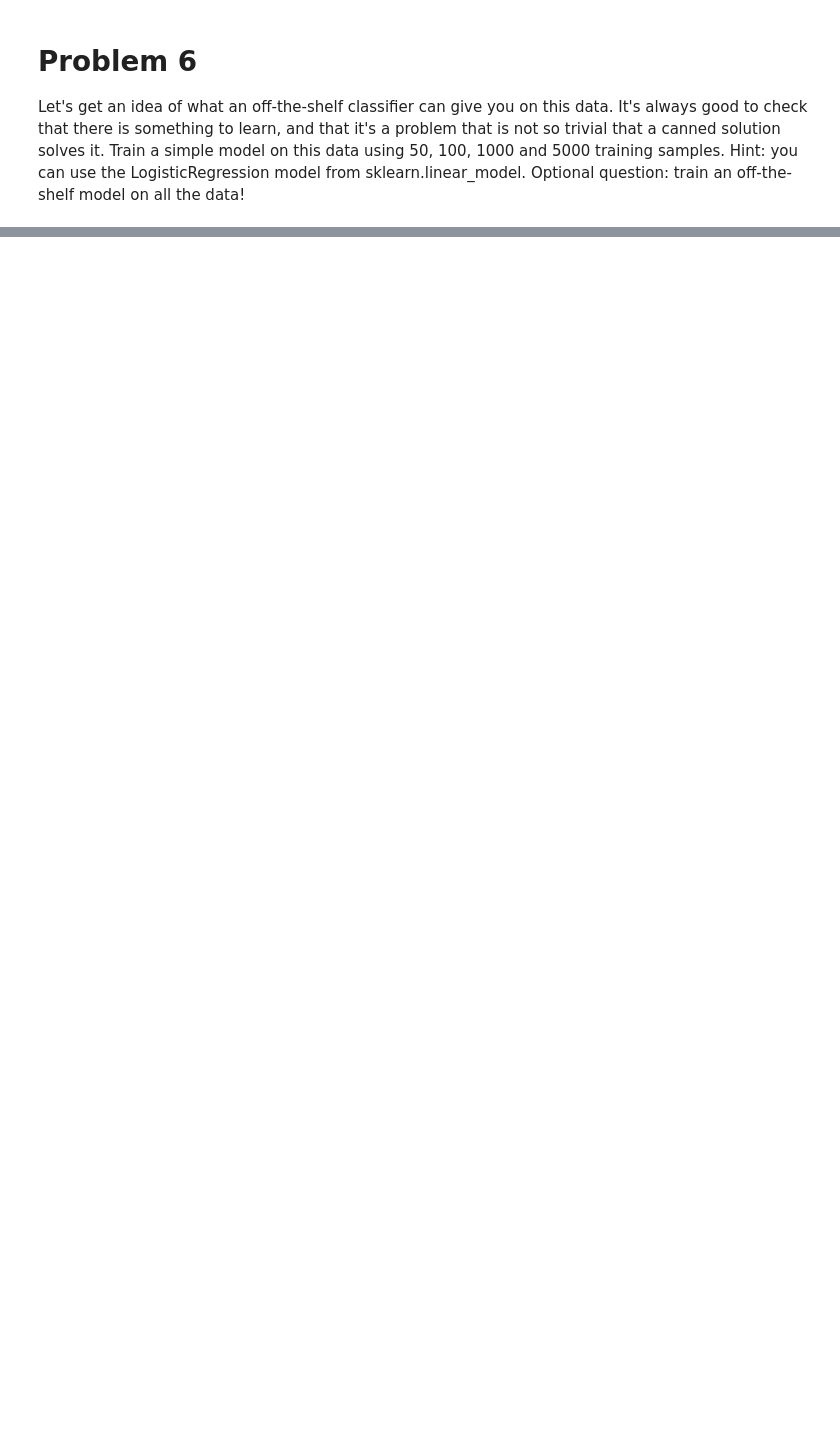
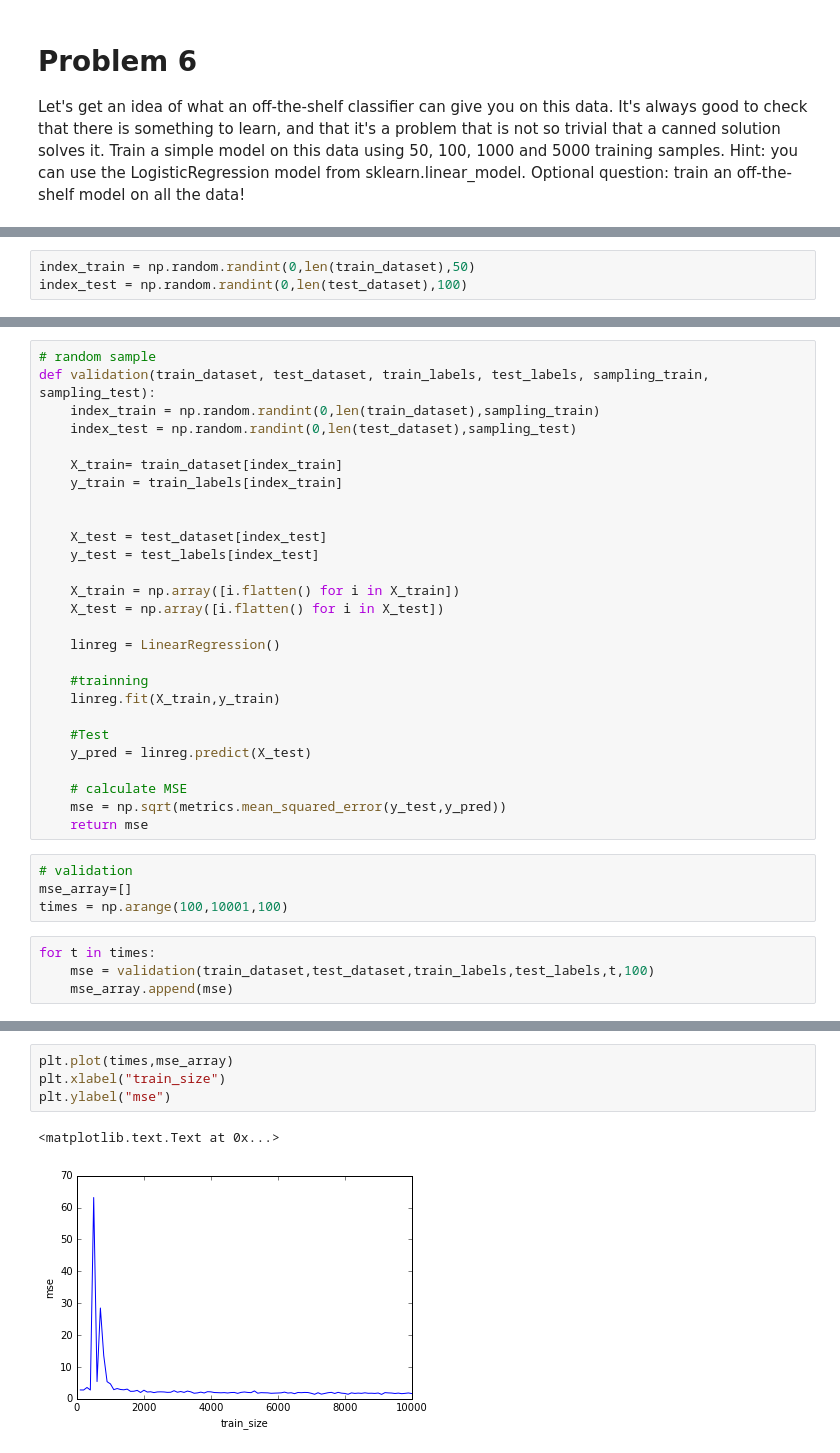
Before and after one commit to mangohero1985/TF_assignment, a Jupyter notebook: Udacity_TF_assignment1.ipynb, the cells around one changed output, grey strips where cells are left out. Drawn from its saved outputs; the diff is of its cells as text; blank space fills up the shorter version.

```diff
--- a/Udacity_TF_assignment1.ipynb
+++ b/Udacity_TF_assignment1.ipynb
@@ -275,0 +284,3 @@ Optional question: train an off-the-shelf model on all the data!
+# %%
+index_train = np.random.randint(0,len(train_dataset),50)
+index_test = np.random.randint(0,len(test_dataset),100)
@@ -275,0 +289,35 @@ Optional question: train an off-the-shelf model on all the data!
+# %%
+# random sample
+def validation(train_dataset, test_dataset, train_labels, test_labels, sampling_train, sampling_test):
+    index_train = np.random.randint(0,len(train_dataset),sampling_train)
+    index_test = np.random.randint(0,len(test_dataset),sampling_test)
+
+    X_train= train_dataset[index_train]
+    y_train = train_labels[index_train]
+
+
+    X_test = test_dataset[index_test]
+    y_test = test_labels[index_test]
+
+    X_train = np.array([i.flatten() for i in X_train])
+    X_test = np.array([i.flatten() for i in X_test])
+
+    linreg = LinearRegression()
+
+    #trainning
+    linreg.fit(X_train,y_train)
+
+    #Test
+    y_pred = linreg.predict(X_test)
+
+    # calculate MSE
+    mse = np.sqrt(metrics.mean_squared_error(y_test,y_pred))
+    return mse
+# %%
+# validation
+mse_array=[]
+times = np.arange(100,10001,100)
+# %%
+for t in times:
+    mse = validation(train_dataset,test_dataset,train_labels,test_labels,t,100)
+    mse_array.append(mse)
@@ -275,0 +328,7 @@ Optional question: train an off-the-shelf model on all the data!
+# %%
+plt.plot(times,mse_array)
+plt.xlabel("train_size")
+plt.ylabel("mse")
+# %% [output]
+<matplotlib.text.Text at 0x...>
+[figure, added]
```
Also changed, not shown: parts of 5 cells of this notebook.
